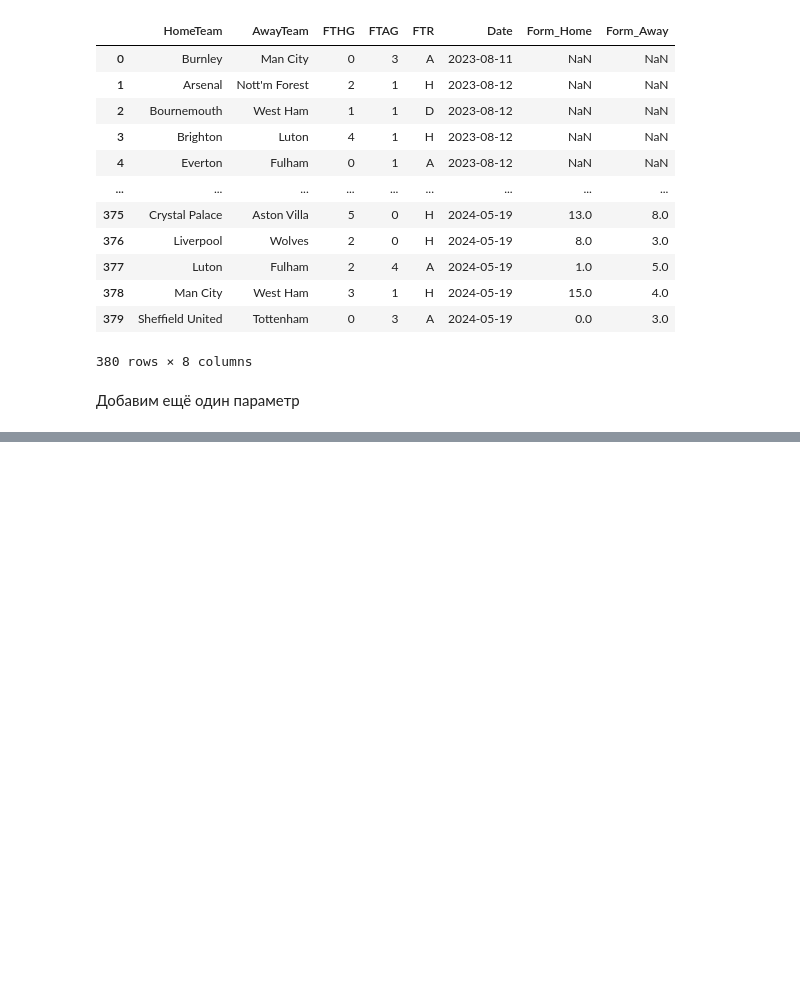
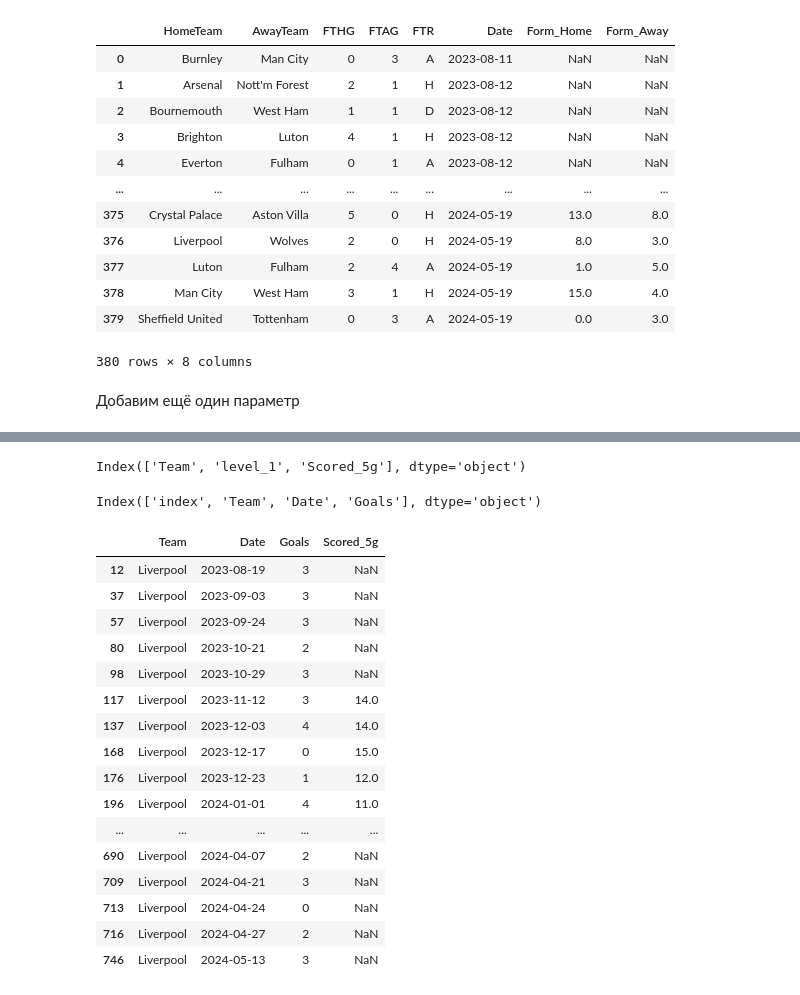
Before and after one commit to rriizz2k/EPL-Match-Predictor, a Jupyter notebook: PL_prediction.ipynb, the cells around one changed output, grey strips where cells are left out. Cells and saved outputs as stored; diff of their text form; code cells hidden in the pictures; blank space fills up the shorter version.

```diff
--- a/PL_prediction.ipynb
+++ b/PL_prediction.ipynb
@@ -278,6 +278,9 @@ df_ga = df_ga.rename(columns = {'FTAG': 'Goals'})
 
 df_scored = pd.concat([df_gh, df_ga])
 
-df_scored = df_scored.groupby('Team')['Goals'].rolling(5, min_periods=5).sum()
-df_scored = df_scored.groupby('Team').shift(1)
 df_scored = df_scored.reset_index()
+# %%
+scored = df_scored.groupby('Team')['Goals'].rolling(5, min_periods=5).sum()
+scored = scored.groupby('Team').shift(1)
+scored = scored.reset_index()
+scored = scored.rename(columns={'Goals': 'Scored_5g'})
@@ -283,0 +303,31 @@ df_scored = df_scored.reset_index()
+# %%
+scored.columns
+# %% [output]
+Index(['Team', 'level_1', 'Scored_5g'], dtype='object')
+# %%
+df_scored.columns
+# %% [output]
+Index(['index', 'Team', 'Date', 'Goals'], dtype='object')
+# %%
+df_scored = pd.merge(df_scored, scored, how='left', left_on=['Team', 'index'], right_on=['Team', 'level_1'])
+df_scored.pop('index')
+df_scored.pop('level_1')
+#df_scored[df_scored['Team'] == 'Liverpool']
+# %% [output]
+|  | Team | Date | Goals | Scored_5g |
+| 12 | Liverpool | 2023-08-19 | 3 | NaN |
+| 37 | Liverpool | 2023-09-03 | 3 | NaN |
+| 57 | Liverpool | 2023-09-24 | 3 | NaN |
+| 80 | Liverpool | 2023-10-21 | 2 | NaN |
+| 98 | Liverpool | 2023-10-29 | 3 | NaN |
+| 117 | Liverpool | 2023-11-12 | 3 | 14.0 |
+| 137 | Liverpool | 2023-12-03 | 4 | 14.0 |
+| 168 | Liverpool | 2023-12-17 | 0 | 15.0 |
+| 176 | Liverpool | 2023-12-23 | 1 | 12.0 |
+| 196 | Liverpool | 2024-01-01 | 4 | 11.0 |
+| ... | ... | ... | ... | ... |
+| 690 | Liverpool | 2024-04-07 | 2 | NaN |
+| 709 | Liverpool | 2024-04-21 | 3 | NaN |
+| 713 | Liverpool | 2024-04-24 | 0 | NaN |
+| 716 | Liverpool | 2024-04-27 | 2 | NaN |
+| 746 | Liverpool | 2024-05-13 | 3 | NaN |
```
Also changed, not shown: parts of 1 cell of this notebook.
